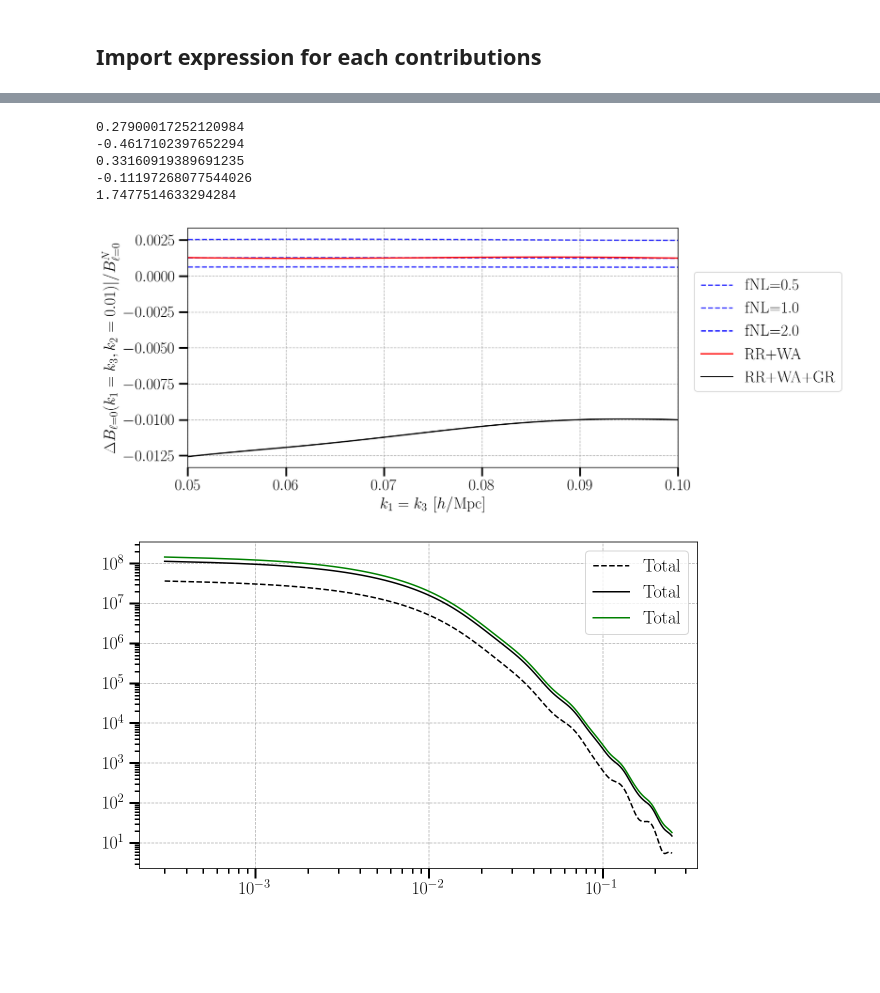
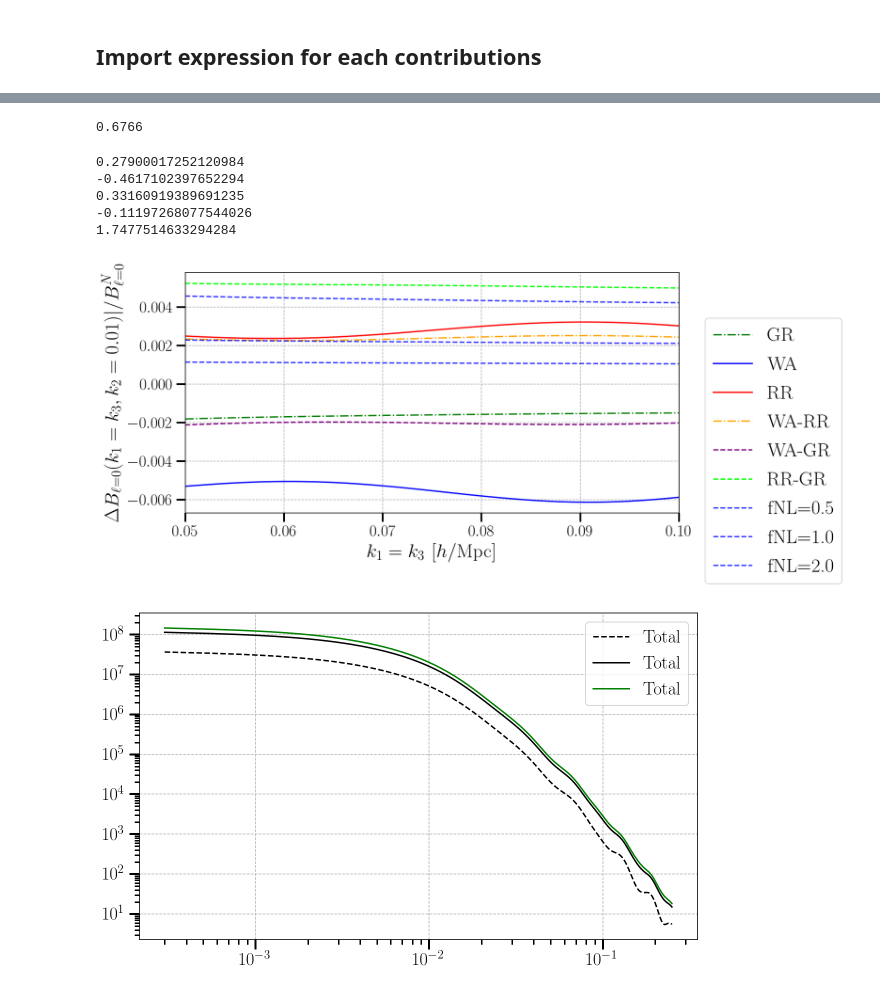
Before and after one commit to craddis1/ws_bk_theory, a Jupyter notebook: Bk_Theory.ipynb, the cells around one changed output, grey strips where cells are left out. Cells and saved outputs as stored; diff of their text form; code cells hidden in the pictures; blank space fills up the shorter version.

Commit message:
agree with eline

```diff
--- a/Bk_Theory.ipynb
+++ b/Bk_Theory.ipynb
@@ -476,7 +480,7 @@ from GR import *
 from GRmix import *
 # %%
 import json
-with open('mathematica_expr/P23GR2l2.json') as f:
+with open('mathematica_expr/P12GR1l3.json') as f:
     data = json.load(f)
 tmpexp = str(mathematica(data)).replace('I*','1j*').replace('-I*','-1j*').replace('sqrt(','np.sqrt(').replace('pi','np.pi')
 print(tmpexp)
@@ -623,7 +621,7 @@ plt.figure(figsize=(10,6))
 #k3 = np.linspace(0.0001,0.5,1000)
 #k1 = 0.5001*k3;k2=k1
 
-k1= 0.01/h
+k1= 0.1/h
 for i in [1,1.5,2,3,4,4.5]:
     k2= k1*i
     theta = np.linspace(0,np.pi,100)
@@ -639,8 +637,10 @@ for i in [1,1.5,2,3,4,4.5]:
     #plt.plot(theta,3.5*(GR0.l0(params)+GR2.l0(params,betas))/part_reduced(params))
     #plt.plot(theta,np.sqrt((4*np.pi)/5)*(GR0.l2(params)+GR2.l2(params,betas))/part_reduced(params))
 
-    plt.plot(theta,np.sqrt((4*np.pi)/3)*GR1.l1(params,betas).imag/part_reduced(params)/h,'--')
-    #plt.plot(theta,np.sqrt((4*np.pi)/3)*GR1_test.l1(params,betas).imag/part_reduced(params)/h)
+    #plt.plot(theta,np.sqrt((4*np.pi)/3)*GR1.l1(params,betas).imag/part_reduced(params),'--')
+    #plt.plot(theta,np.sqrt((4*np.pi)/3)*GR1_eline.l1(params,betas).imag/part_reduced(params)/h,'-')
+    #plt.plot(theta,np.sqrt((4*np.pi)/7)*GR1_eline.l3(params,betas).imag/part_reduced(params),'-')
+    plt.plot(theta,np.sqrt((4*np.pi)/7)*GR1_test.l3(params,betas).imag/part_reduced(params),'--')
 
 plt.xlabel('$ k_2 \,\,[h/\mathrm{Mpc}]$')
 #plt.ylabel('$ B_{\ell=0}(k1=2 k_2=2 k_3) \,\,[\mathrm{Mpc}/h]^3$')
@@ -656,3 +655,7 @@ NameError: name 'GR1' is not defined
+# %%
+print(h)
+# %% [output]
+0.6766
 # %%
 k1=np.linspace(0.01,0.1)#0.08#
 k2=k1
@@ -701,7 +704,7 @@ print(gd2/g2)
 -0.11197268077544026
 1.7477514633294284
 # %%
-zz=1
+zz=0.5
 
 k1 = np.linspace(0.05,0.1)
 k3 = k1
@@ -709,12 +712,8 @@ k2= 0.01
 theta = np.arccos((k3**2 - k1**2 - k2**2)/(2*k1*k2))
 #k3 = np.sqrt(k1**2 + k2**2 + 2*k1*k2*np.cos(theta))
 
-cosmo_functions = CosmologicalFunctions(cosmo)#,'DESI BGS'
+cosmo_functions = CosmologicalFunctions(cosmo,'DESI')#
 params = cosmo_functions.get_params(k1,k2,theta,zz)
 derivs = cosmo_functions.get_derivs(zz)
 betas = cosmo_functions.get_beta_funcs(zz)
-PNGparams = cosmo_functions.get_PNGparams(100,zz)
-
-
-k1,k2,k3,theta,Pk1,Pk2,Pk3,Pkd1,Pkd2,Pkd3,Pkdd1,Pkdd2,Pkdd3,d,K,C,f,D1,b1,b2,g2 = params
-params =k1,k2,k3,theta,Pk1,Pk2,Pk3,Pkd1,Pkd2,Pkd3,Pkdd1,Pkdd2,Pkdd3,d,3/7,3/7,f,D1,b1,b2,g2
+PNGparams = cosmo_functions.get_PNGparams(100,zz,k1,k2,k3)
@@ -723,40 +720,40 @@ WA2.l0(params,r,s)+Der2.l0(params,derivs,r,s)+Mix.l0(params,derivs,r,s)+WAGR.l0(
 # %%
 #so lets plot monopole...
 plt.figure(figsize=(10,5))
-r=0;s=0
+r=0;s=1
 #WAGR.l0(params,betas,r,s)+DerGR.l0(params,derivs,betas,r,s)
 justwaRR=WA2.l0(params,r,s)+Der2.l0(params,derivs,r,s)+Mix.l0(params,derivs,r,s)
-totalwa = justwaRR+WAGR.l0(params,betas,r,s)+DerGR.l0(params,derivs,betas,r,s)
-total = WA2.l0(params,r,s)+Der2.l0(params,derivs,r,s)+Mix.l0(params,derivs,r,s)+WAGR.l0(params,betas,r,s)+DerGR.l0(params,derivs,betas,r,s)+GR2.l0(params,betas)
-#plt.plot(k3,GR2.l0(params,betas)/GR0.l0(params),'-.',label='GR',color='green')
+#totalwa = justwaRR+WAGR.l0(params,betas,r,s)+DerGR.l0(params,derivs,betas,r,s)
+#total = WA2.l0(params,r,s)+Der2.l0(params,derivs,r,s)+Mix.l0(params,derivs,r,s)+WAGR.l0(params,betas,r,s)+DerGR.l0(params,derivs,betas,r,s)+GR2.l0(params,betas)
+plt.plot(k3,GR2.l0(params,betas)/2/GR0.l0(params),'-.',label='GR',color='green')
 #plt.plot(k3,GR22.l0(params,betas)/GR0.l0(params),'-',label='GR',color='green')
-#plt.plot(k3,WA2.l0(params,r,s)/GR0.l0(params),'-',label='WA',color='blue')
-#plt.plot(k3,Der2.l0(params,derivs,r,s)/GR0.l0(params),'-',label='RR',color='red')
-#plt.plot(k3,Mix.l0(params,derivs,r,s)/GR0.l0(params),'-.',label='WA-RR',color='orange')
+plt.plot(k3,WA2.l0(params,r,s)/GR0.l0(params),'-',label='WA',color='blue')
+plt.plot(k3,Der2.l0(params,derivs,r,s)/GR0.l0(params),'-',label='RR',color='red')
+plt.plot(k3,Mix.l0(params,derivs,r,s)/GR0.l0(params),'-.',label='WA-RR',color='orange')
 
-#plt.plot(k3,WAGR.l0(params,betas,r,s)/GR0.l0(params),'--',label='WA-GR',color='purple')
-#plt.plot(k3,DerGR.l0(params,derivs,betas,r,s)/GR0.l0(params),'--',label='RR-GR',color='lime')
+plt.plot(k3,WAGR.l0(params,betas,r,s)/GR0.l0(params),'--',label='WA-GR',color='purple')
+plt.plot(k3,DerGR.l0(params,derivs,betas,r,s)/GR0.l0(params),'--',label='RR-GR',color='lime')
 
 for i in [0.5,1.0,2.0]:
-    PNGparams = cosmo_functions.get_PNGparams(i,zz)
+    PNGparams = cosmo_functions.get_PNGparams(i,zz,k1,k2,k3)
     plt.plot(k3,(GR0PNG.l0(params,PNGparams)-GR0.l0(params))/GR0.l0(params),'--',color='blue',alpha=0.8,label='fNL=%.1f'%i)#
     #plt.plot(k3,(GR0PNGtest.l0(params,PNGparams)-GR0.l0(params))/GR0.l0(params),'--',color='lime')
 
 #plt.plot(k3,totalwa/GR0.l0(params),'--',color='black',label='RR+WA')
-plt.plot(k3,justwaRR/GR0.l0(params),'-',color='red',label='RR+WA')
-plt.plot(k3,total/GR0.l0(params),label='RR+WA+GR',color='black')
+#plt.plot(k3,justwaRR/GR0.l0(params),'-',color='red',label='RR+WA')
+#plt.plot(k3,total/GR0.l0(params),label='RR+WA+GR',color='black')
 plt.xlabel('$ k_1=k_3 \,\,[h/\mathrm{Mpc}]$')
 plt.ylabel(r'$\Delta B_{\ell=0}(k_1=k_3,k_2=0.01)|/B^N_{\ell=0}$')
 #plt.plot(k3,np.zeros_like(k3),'--', color='black')
 #plt.text(0.1,0.6,r"z=0.4 - DESI-like")
 plt.xlim(0.05,0.10)
 plt.legend(bbox_to_anchor=(0.85, 0.35, 0.5, 0.5))
 plt.grid(ls='--',lw=0.75)
 #plt.ylim(0,0.003)
 plt.savefig('second_order_lots.png', bbox_inches='tight', dpi=400)
 plt.show()
 # %% [output]
-[figure, old version]
+[figure, new version]
 # %%
 #test GR:
 zz=1
```
Also changed, not shown: parts of 13 cells of this notebook, 4 other files.
